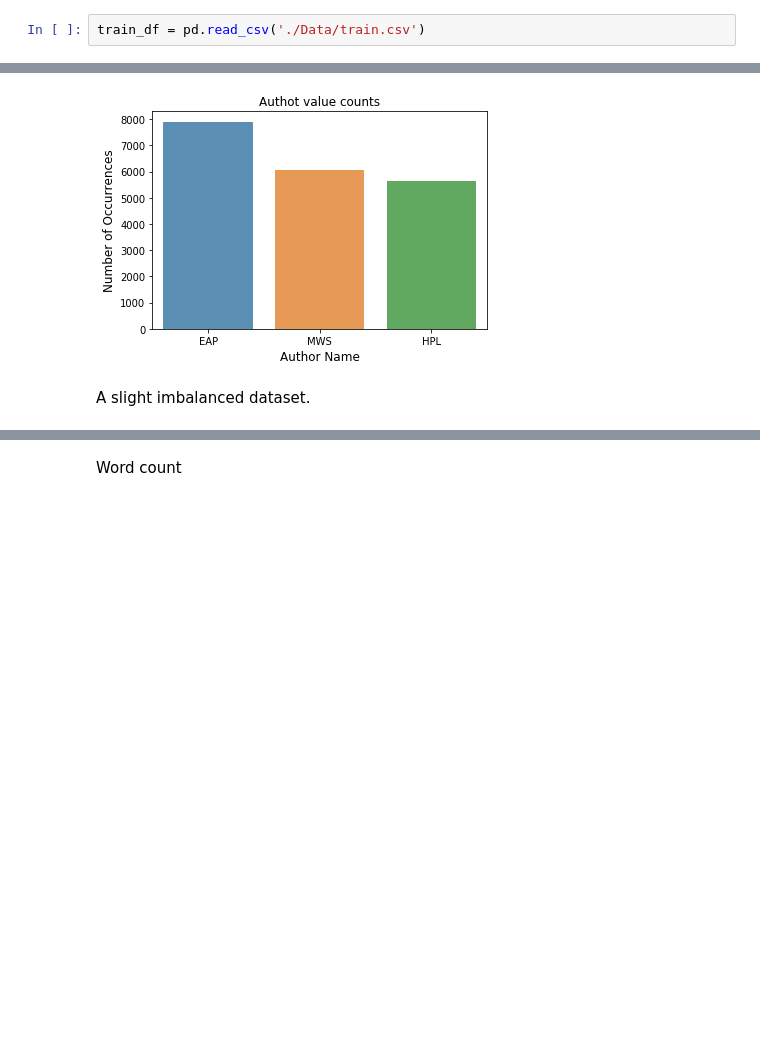
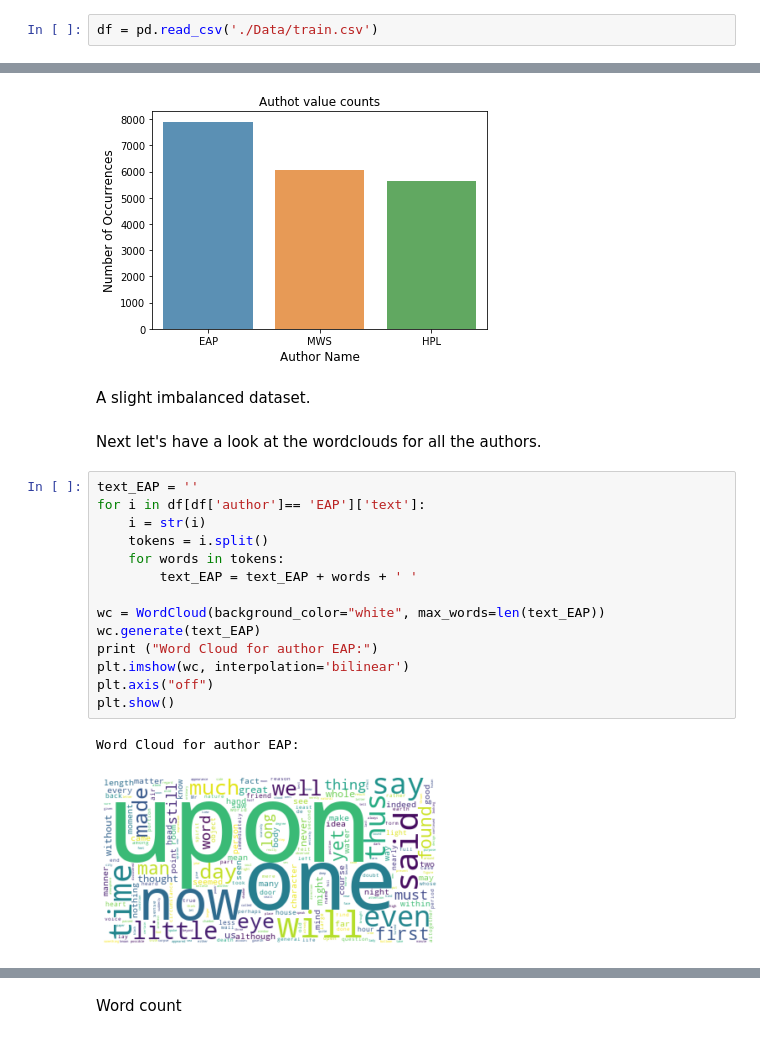
Before and after one commit to nitishmalagi/Spooky-Author-Identification, a Jupyter notebook: Spooky Author Identification.ipynb, the cells around one changed output, grey strips where cells are left out. Saved outputs shown, nothing was run; the diff lists cells and outputs as text; blank space fills up the shorter version.

```diff
--- a/Spooky Author Identification.ipynb
+++ b/Spooky Author Identification.ipynb
@@ -16,5 +17,5 @@ from sklearn.model_selection import train_test_split
 # %% [markdown]
 ### A glance on the data & splitting it into train and validation sets
 # %%
-train_df = pd.read_csv('./Data/train.csv')
+df = pd.read_csv('./Data/train.csv')
 # %%
@@ -42,3 +43,22 @@ plt.show()
 [figure]
 # %% [markdown]
 A slight imbalanced dataset.
+# %% [markdown]
+Next let's have a look at the wordclouds for all the authors.
+# %%
+text_EAP = ''
+for i in df[df['author']== 'EAP']['text']:
+    i = str(i)
+    tokens = i.split()
+    for words in tokens:
+        text_EAP = text_EAP + words + ' '
+
+wc = WordCloud(background_color="white", max_words=len(text_EAP))
+wc.generate(text_EAP)
+print ("Word Cloud for author EAP:")
+plt.imshow(wc, interpolation='bilinear')
+plt.axis("off")
+plt.show()
+# %% [output]
+Word Cloud for author EAP:
+[figure, added]
```
Also changed, not shown: parts of 25 cells of this notebook.
